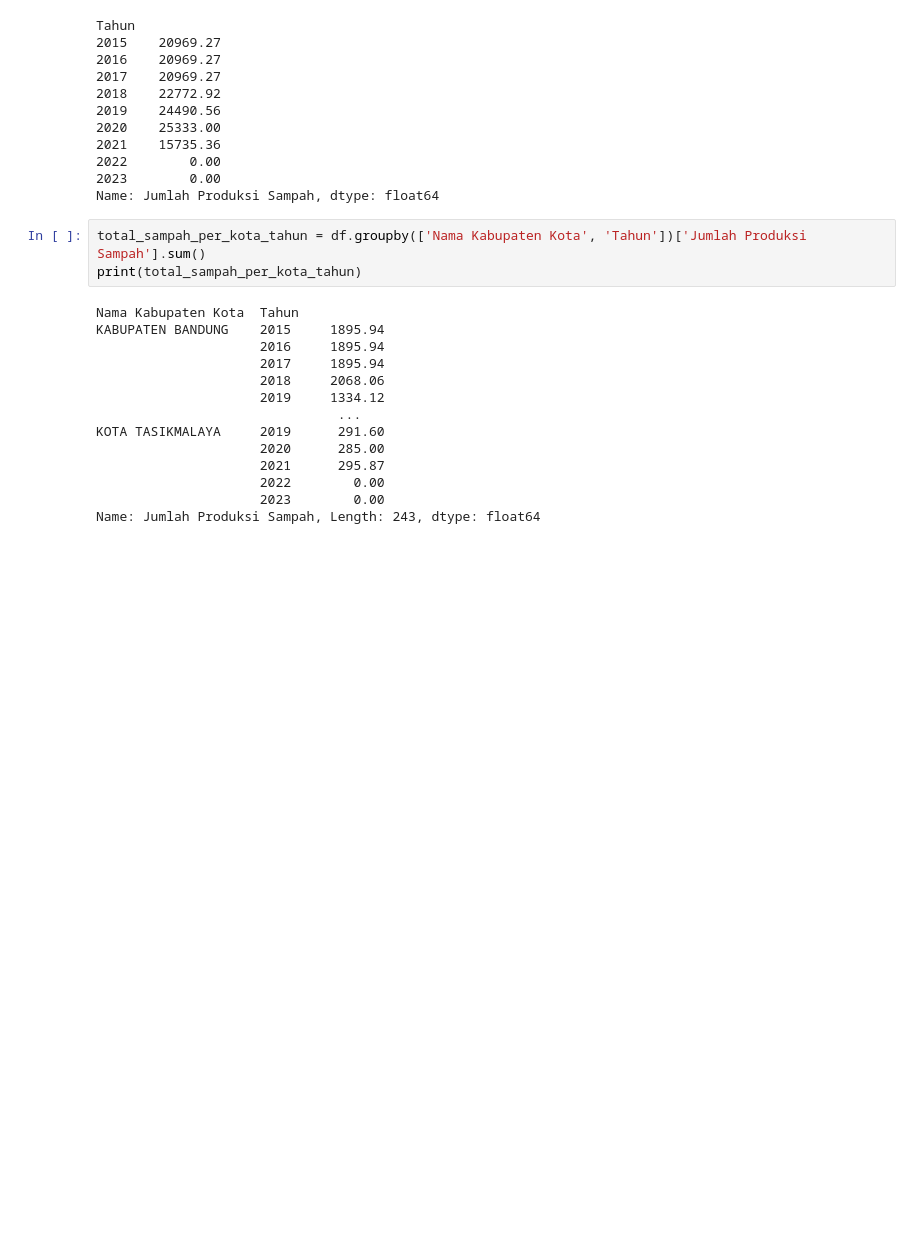
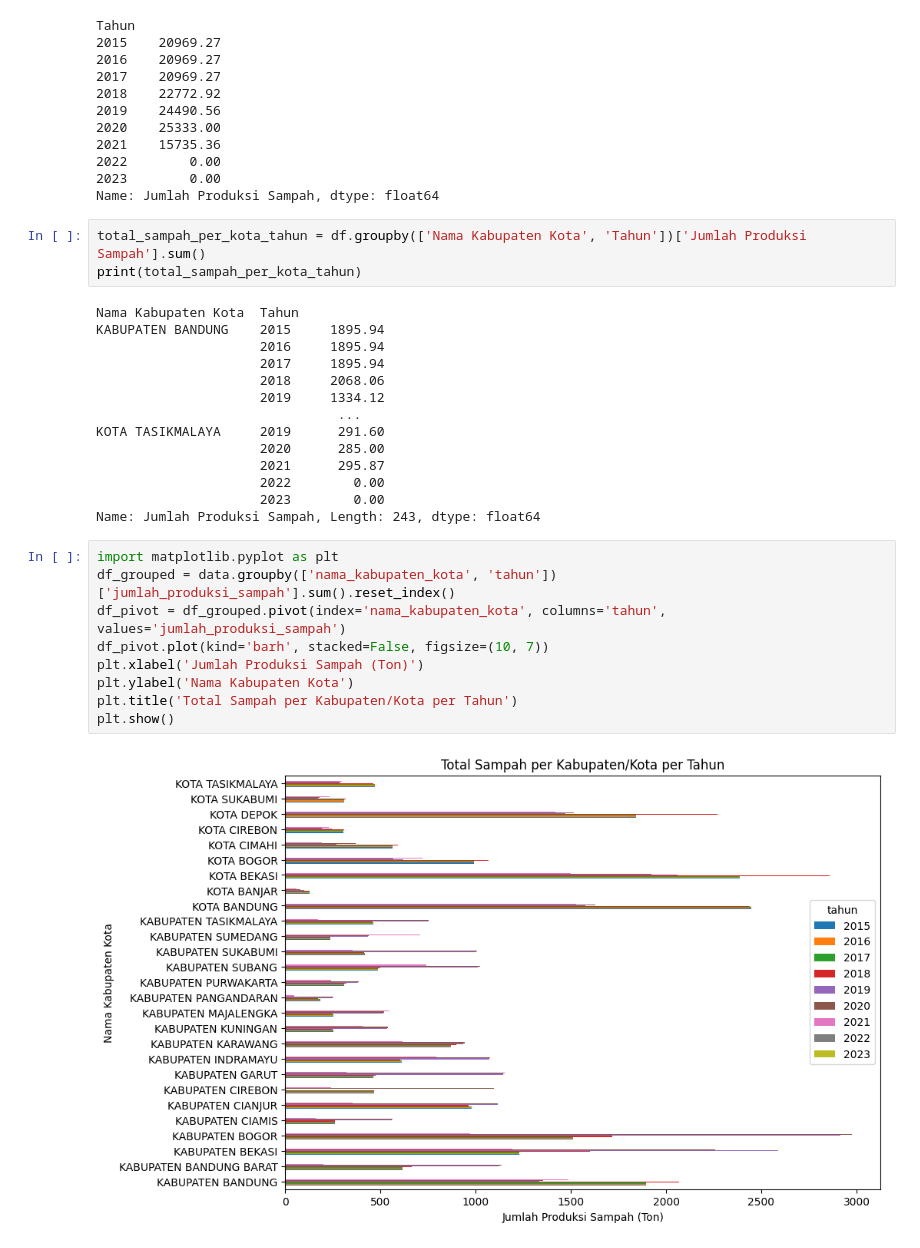
Before and after one commit to unyubgtina/TUGAS-PANDAS, a Jupyter notebook: tugas1.ipynb, the cells around one changed output. Drawn from its saved outputs; the diff is of its cells as text; blank space fills up the shorter version.

```diff
--- a/tugas1.ipynb
+++ b/tugas1.ipynb
@@ -57,3 +83,14 @@ KOTA TASIKMALAYA     2019      291.60
                      2022        0.00
                      2023        0.00
 Name: Jumlah Produksi Sampah, Length: 243, dtype: float64
+# %%
+import matplotlib.pyplot as plt
+df_grouped = data.groupby(['nama_kabupaten_kota', 'tahun'])['jumlah_produksi_sampah'].sum().reset_index()
+df_pivot = df_grouped.pivot(index='nama_kabupaten_kota', columns='tahun', values='jumlah_produksi_sampah')
+df_pivot.plot(kind='barh', stacked=False, figsize=(10, 7))
+plt.xlabel('Jumlah Produksi Sampah (Ton)')
+plt.ylabel('Nama Kabupaten Kota')
+plt.title('Total Sampah per Kabupaten/Kota per Tahun')
+plt.show()
+# %% [output]
+[figure, added]
```
Also changed, not shown: parts of 2 cells of this notebook.
